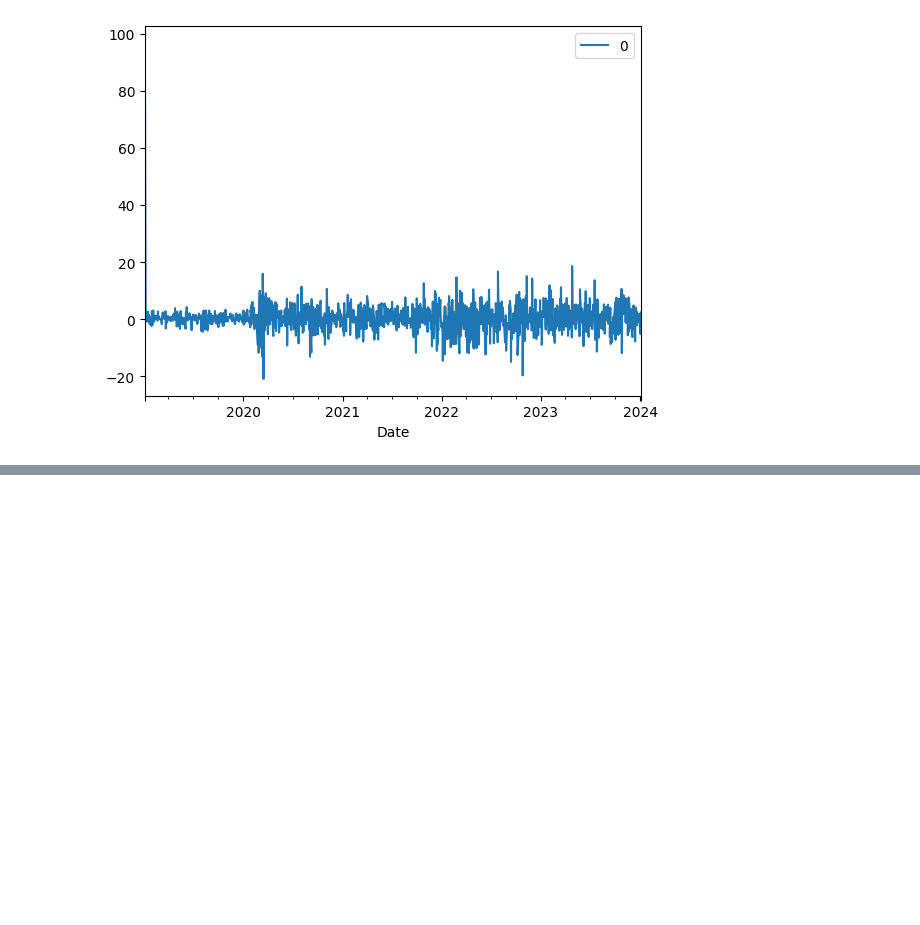
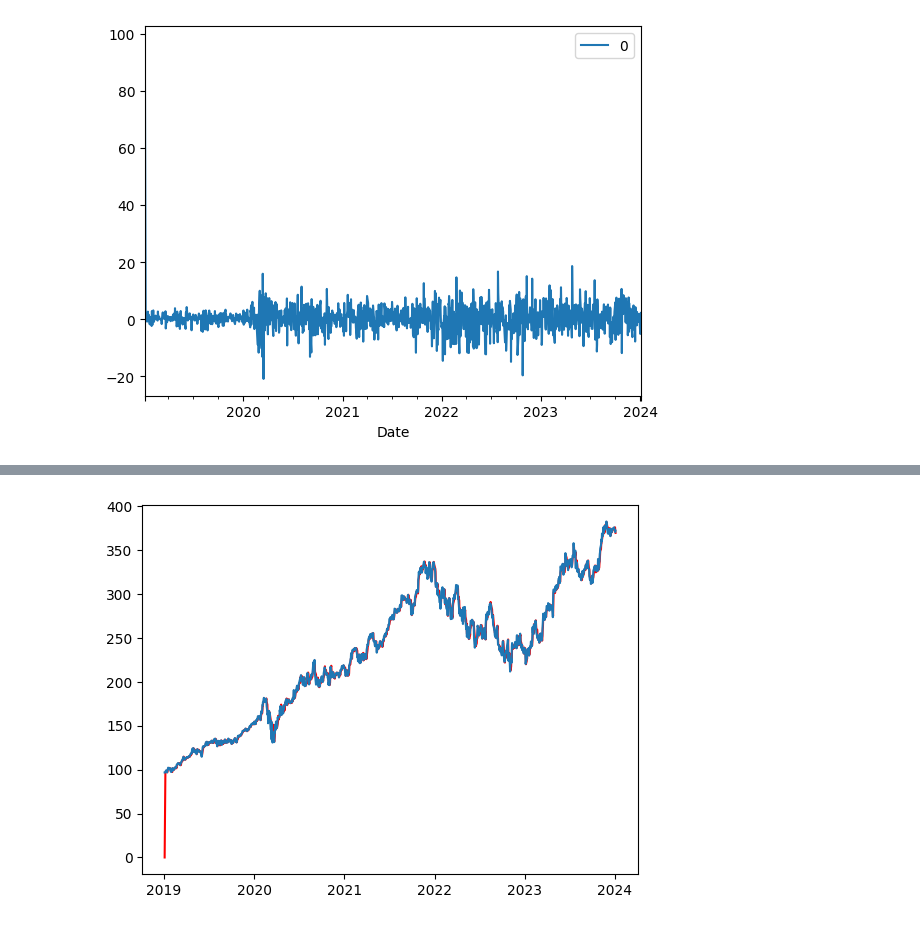
Before and after one commit to sienlonglim/financial_analysis_forecasting, a Jupyter notebook: p1_time_series.ipynb, the cells around one changed output, grey strips where cells are left out. Saved outputs shown, nothing was run; the diff lists cells and outputs as text; code cells hidden in the pictures; blank space fills up the shorter version.

```diff
--- a/p1_time_series.ipynb
+++ b/p1_time_series.ipynb
@@ -45,7 +95,11 @@ d: Degree of differencing, denoting the number of times raw observations undergo
 q: Order of moving average, indicating the size of the moving average window.
 # %%
 # From the graph above, data is not stationary, we will apply differences
-model = ARIMA(time_series, order=(25, 1, 0))
+p = 25
+d = 1
+q = 0
+
+model = ARIMA(time_series, order=(p, d, q))
 model_fit = model.fit()
 # summary of fit model
 print(model_fit.summary())
@@ -93,0 +148,7 @@ max      96.792442
+# %%
+x = model_fit.fittedvalues.index.to_timestamp()
+plt.plot(x, model_fit.fittedvalues.values, color='red')
+plt.plot(df)
+plt.show()
+# %% [output]
+[figure, added]
```
Also changed, not shown: parts of 15 cells of this notebook.
